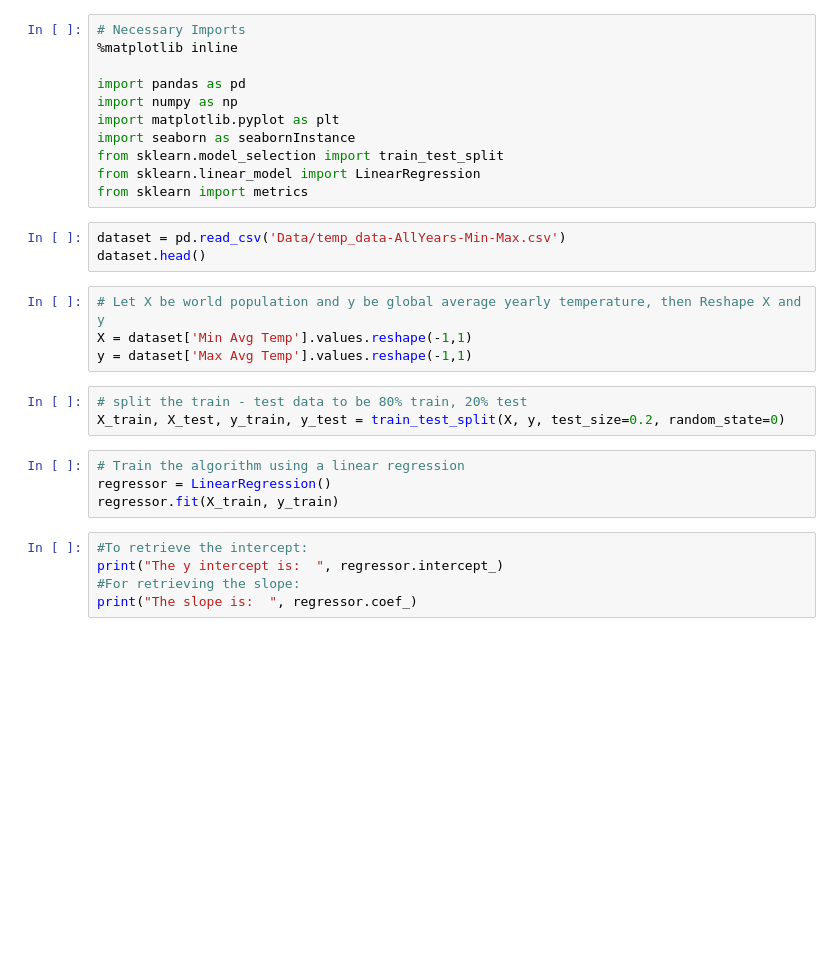
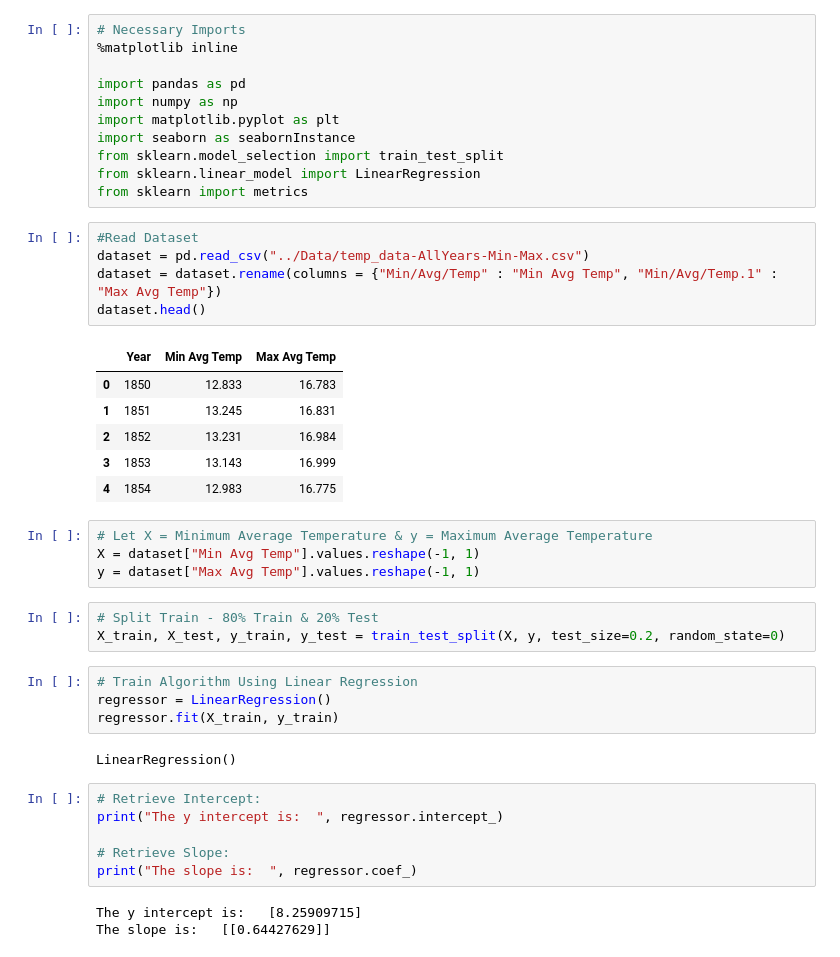
Before and after one commit to Khoi-Duong/ClimateChange, a Jupyter notebook: JupyterNotebook Files/xMinTemp_yMaxTemp Correlation.ipynb, the cells around one changed output. Saved outputs shown, nothing was run; the diff lists cells and outputs as text; blank space fills up the shorter version.

```diff
--- a/JupyterNotebook Files/xMinTemp_yMaxTemp Correlation.ipynb
+++ b/JupyterNotebook Files/xMinTemp_yMaxTemp Correlation.ipynb
@@ -10,22 +10,37 @@ from sklearn.model_selection import train_test_split
 from sklearn.linear_model import LinearRegression
 from sklearn import metrics
 # %%
-dataset = pd.read_csv('Data/temp_data-AllYears-Min-Max.csv')
+#Read Dataset
+dataset = pd.read_csv("../Data/temp_data-AllYears-Min-Max.csv")
+dataset = dataset.rename(columns = {"Min/Avg/Temp" : "Min Avg Temp", "Min/Avg/Temp.1" : "Max Avg Temp"})
 dataset.head()
+# %% [output]
+|  | Year | Min Avg Temp | Max Avg Temp |
+| 0 | 1850 | 12.833 | 16.783 |
+| 1 | 1851 | 13.245 | 16.831 |
+| 2 | 1852 | 13.231 | 16.984 |
+| 3 | 1853 | 13.143 | 16.999 |
+| 4 | 1854 | 12.983 | 16.775 |
 # %%
-# Let X be world population and y be global average yearly temperature, then Reshape X and y
-X = dataset['Min Avg Temp'].values.reshape(-1,1)
-y = dataset['Max Avg Temp'].values.reshape(-1,1)
+# Let X = Minimum Average Temperature & y = Maximum Average Temperature
+X = dataset["Min Avg Temp"].values.reshape(-1, 1)
+y = dataset["Max Avg Temp"].values.reshape(-1, 1)
 # %%
-# split the train - test data to be 80% train, 20% test
+# Split Train - 80% Train & 20% Test
 X_train, X_test, y_train, y_test = train_test_split(X, y, test_size=0.2, random_state=0)
 # %%
-# Train the algorithm using a linear regression
+# Train Algorithm Using Linear Regression
 regressor = LinearRegression()
 regressor.fit(X_train, y_train)
+# %% [output]
+LinearRegression()
 # %%
-#To retrieve the intercept:
+# Retrieve Intercept:
 print("The y intercept is:  ", regressor.intercept_)
-#For retrieving the slope:
+
+# Retrieve Slope:
 print("The slope is:  ", regressor.coef_)
+# %% [output]
+The y intercept is:   [8.25909715]
+The slope is:   [[0.64427629]]
 # %%
```
Also changed, not shown: parts of 11 cells of this notebook.
